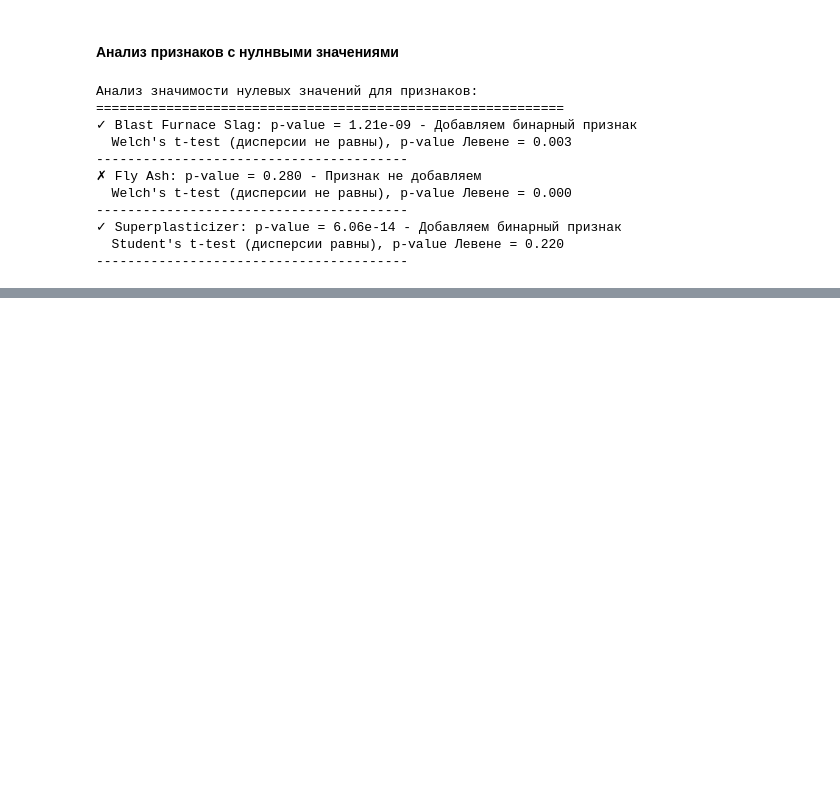
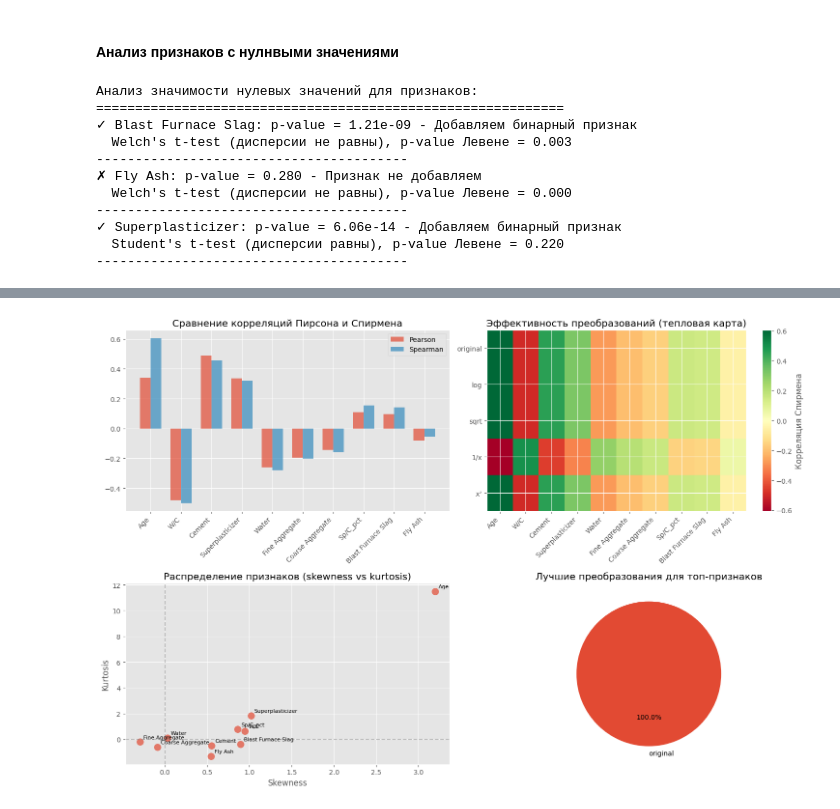
Before and after one commit to ProninPV/ml-regression_concrete-strength, a Jupyter notebook: notebooks/03_Data_loading_and_preprocessing.ipynb, the cells around one changed output, grey strips where cells are left out. Saved outputs shown, nothing was run; the diff lists cells and outputs as text; code cells hidden in the pictures; blank space fills up the shorter version.

```diff
--- a/notebooks/03_Data_loading_and_preprocessing.ipynb
+++ b/notebooks/03_Data_loading_and_preprocessing.ipynb
@@ -260,0 +573,3 @@ config = eda_utils.analyze_zeros(df_train_feat, config)
+# %%
+df_corr_target = create_feature_analysis(X, y)
+df_corr_target
@@ -260,0 +588,4 @@ config = eda_utils.analyze_zeros(df_train_feat, config)
+# %%
+visualize_feature_analysis(df_corr_target, top_n=15)
+# %% [output]
+[figure, added]
```
Also changed, not shown: parts of 10 cells of this notebook.
